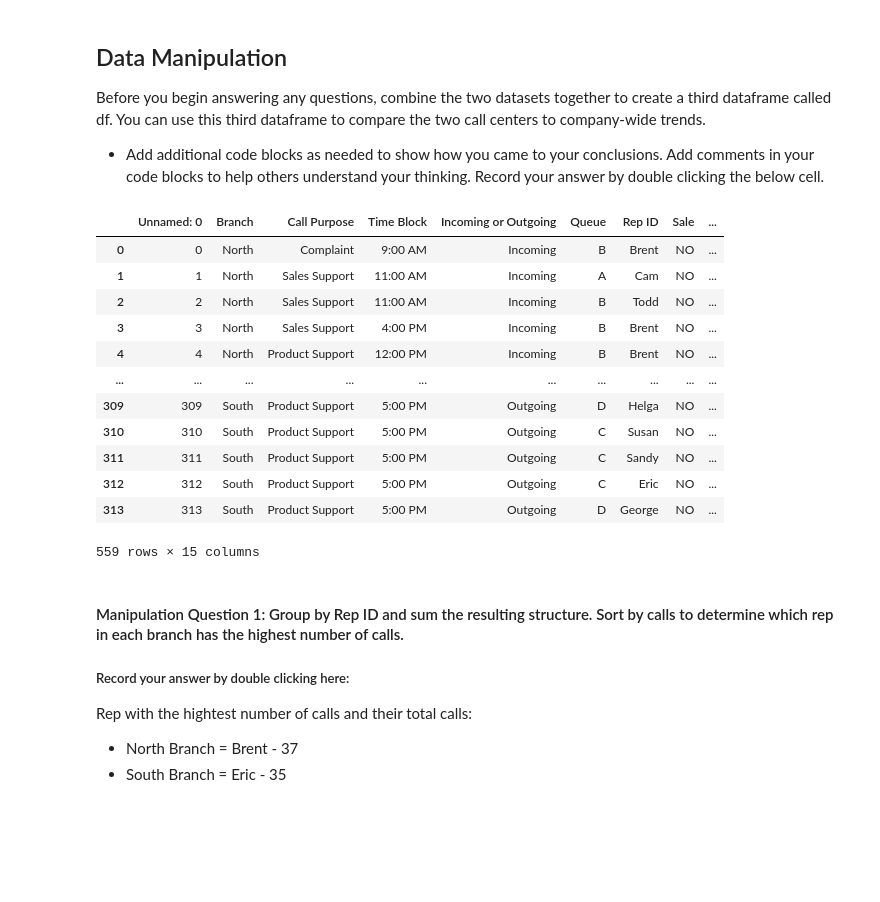
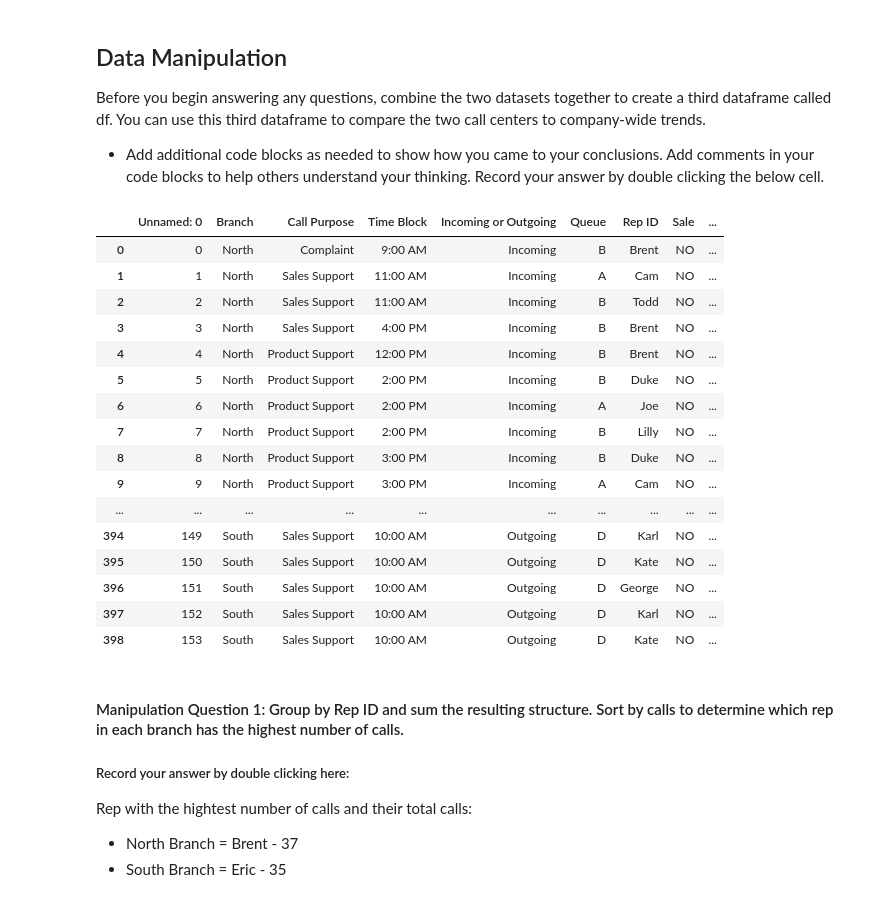
Before and after one commit to Kap19kp/Call_center_Assignment2, a Jupyter notebook: Call_Center_Cleanup.ipynb, the cells around one changed output. Drawn from its saved outputs; the diff is of its cells as text; code cells hidden in the pictures; blank space fills up the shorter version.

```diff
--- a/Call_Center_Cleanup.ipynb
+++ b/Call_Center_Cleanup.ipynb
@@ -443,22 +442,27 @@ Before you begin answering any questions, combine the two datasets together to c
 * Add additional code blocks as needed to show how you came to your conclusions. Add comments in your code blocks to help others understand your thinking. Record your answer by double clicking the below cell.
 # %%
 # Create dataframe for the entire company named df
-df = pd.concat([north_df, south_df])
+## Append allowed me to get all of rows from both columns, concat was only allowing 313
+df = north_df.append(south_df, ignore_index=True)
 df
 # %% [output]
 |  | Unnamed: 0 | Branch | Call Purpose | Time Block | Incoming or Outgoing | Queue | Rep ID | Sale | ... |
 | 0 | 0 | North | Complaint | 9:00 AM | Incoming | B | Brent | NO | ... |
 | 1 | 1 | North | Sales Support | 11:00 AM | Incoming | A | Cam | NO | ... |
 | 2 | 2 | North | Sales Support | 11:00 AM | Incoming | B | Todd | NO | ... |
 | 3 | 3 | North | Sales Support | 4:00 PM | Incoming | B | Brent | NO | ... |
 | 4 | 4 | North | Product Support | 12:00 PM | Incoming | B | Brent | NO | ... |
+| 5 | 5 | North | Product Support | 2:00 PM | Incoming | B | Duke | NO | ... |
+| 6 | 6 | North | Product Support | 2:00 PM | Incoming | A | Joe | NO | ... |
+| 7 | 7 | North | Product Support | 2:00 PM | Incoming | B | Lilly | NO | ... |
+| 8 | 8 | North | Product Support | 3:00 PM | Incoming | B | Duke | NO | ... |
+| 9 | 9 | North | Product Support | 3:00 PM | Incoming | A | Cam | NO | ... |
 | ... | ... | ... | ... | ... | ... | ... | ... | ... | ... |
-| 309 | 309 | South | Product Support | 5:00 PM | Outgoing | D | Helga | NO | ... |
-| 310 | 310 | South | Product Support | 5:00 PM | Outgoing | C | Susan | NO | ... |
-| 311 | 311 | South | Product Support | 5:00 PM | Outgoing | C | Sandy | NO | ... |
-| 312 | 312 | South | Product Support | 5:00 PM | Outgoing | C | Eric | NO | ... |
-| 313 | 313 | South | Product Support | 5:00 PM | Outgoing | D | George | NO | ... |
+| 394 | 149 | South | Sales Support | 10:00 AM | Outgoing | D | Karl | NO | ... |
+| 395 | 150 | South | Sales Support | 10:00 AM | Outgoing | D | Kate | NO | ... |
+| 396 | 151 | South | Sales Support | 10:00 AM | Outgoing | D | George | NO | ... |
+| 397 | 152 | South | Sales Support | 10:00 AM | Outgoing | D | Karl | NO | ... |
+| 398 | 153 | South | Sales Support | 10:00 AM | Outgoing | D | Kate | NO | ... |
-559 rows × 15 columns
 # %% [markdown]
 #### Manipulation Question 1:  Group by Rep ID and sum the resulting structure. Sort by calls to determine which rep in each branch has the highest number of calls.
 
```
Also changed, not shown: parts of 33 cells of this notebook.
